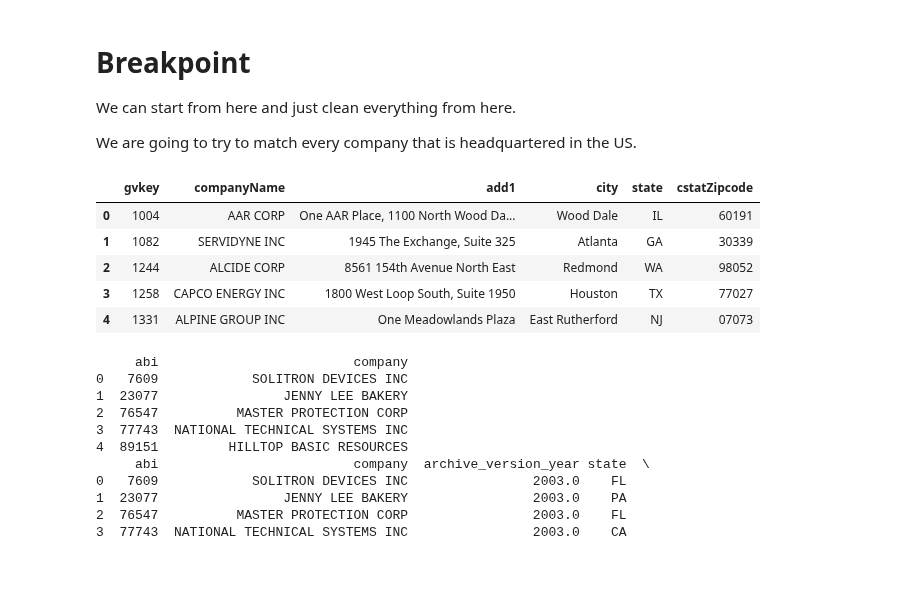
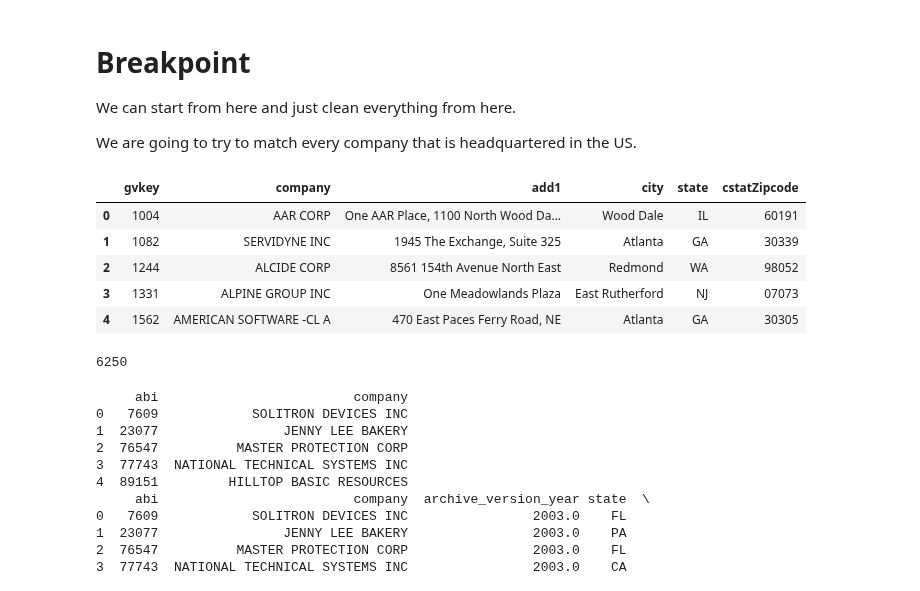
Before and after one commit to brianreed21/extremes, a Jupyter notebook: extremesCleaningCode/linkingProgram.ipynb, the cells around one changed output. Cells and saved outputs as stored; diff of their text form; code cells hidden in the pictures.

```diff
--- a/extremesCleaningCode/linkingProgram.ipynb
+++ b/extremesCleaningCode/linkingProgram.ipynb
@@ -28,16 +28,21 @@ We can start from here and just clean everything from here.
 
 We are going to try to match every company that is headquartered in the US.
 # %%
-chq     = pd.read_csv("../../data/chq.csv",dtype={'cstatZipcode': 'object'}).drop(columns = {'Unnamed: 0'})
+chq     = pd.read_csv("../../data/chq.csv",dtype={'cstatZipcode': 'object'}).drop(columns = {'Unnamed: 0'}).\
+    rename(columns = {'companyName': 'company'})
 
 chq.head()
 # %% [output]
-|  | gvkey | companyName | add1 | city | state | cstatZipcode |
+|  | gvkey | company | add1 | city | state | cstatZipcode |
 | 0 | 1004 | AAR CORP | One AAR Place, 1100 North Wood Da... | Wood Dale | IL | 60191 |
 | 1 | 1082 | SERVIDYNE INC | 1945 The Exchange, Suite 325 | Atlanta | GA | 30339 |
 | 2 | 1244 | ALCIDE CORP | 8561 154th Avenue North East | Redmond | WA | 98052 |
-| 3 | 1258 | CAPCO ENERGY INC | 1800 West Loop South, Suite 1950 | Houston | TX | 77027 |
-| 4 | 1331 | ALPINE GROUP INC | One Meadowlands Plaza | East Rutherford | NJ | 07073 |
+| 3 | 1331 | ALPINE GROUP INC | One Meadowlands Plaza | East Rutherford | NJ | 07073 |
+| 4 | 1562 | AMERICAN SOFTWARE -CL A | 470 East Paces Ferry Road, NE | Atlanta | GA | 30305 |
+# %%
+len(chq.gvkey.unique())
+# %% [output]
+6250
 # %%
 hqsOnly     = pd.read_csv("../../data/ig_uniqueHQs.csv").drop(columns = {'Unnamed: 0'})
 hqsWithYear = pd.read_csv("../../data/ig_uniqueHQs_multLocations.csv",dtype={'zipcode': 'object'})[['abi','company',
```
Also changed, not shown: parts of 101 cells of this notebook, 2 other files.
